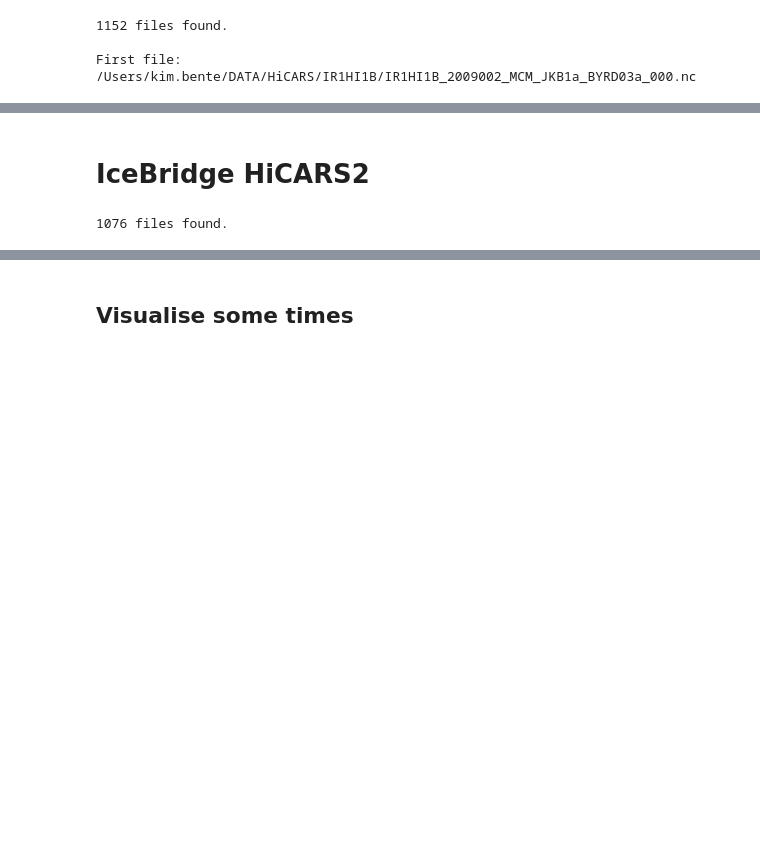
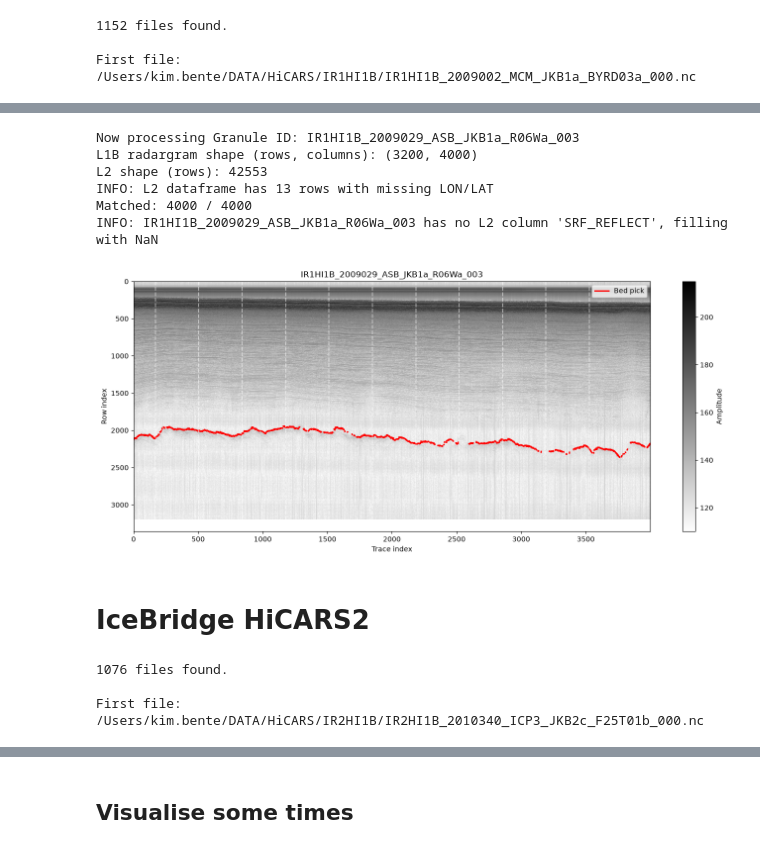
Before and after one commit to kimbente/RadarCLIP, a Jupyter notebook: preprocess_IceBridge.ipynb, the cells around one changed output, grey strips where cells are left out. Saved outputs shown, nothing was run; the diff lists cells and outputs as text; code cells hidden in the pictures; blank space fills up the shorter version.

```diff
--- a/preprocess_IceBridge.ipynb
+++ b/preprocess_IceBridge.ipynb
@@ -193,3 +236,59 @@ for i in range(start, start + n):
+# %%
+# Show another random one
+path_to_some_l1b_granule = list_of_nc_files_IceBridge_HiCARS1_full_paths[300]
+
+# 1. Load radargram and crop if lat/lon are missing
+radargram_ds = load_L1B_radargram(path_to_some_l1b_granule)
+
+# 2. Get the corresponding L2 file path
+path_to_l2_file = get_l2_path_from_l1b(radargram_ds.granule_id, path_to_IR1HI2_ice_thickness)
+
+# 3. Load L2 data
+l2_df = load_l2_ice_thickness(path_to_l2_file)
+
+# 4. Add Antarctic Polar Stereographic coordinates to L2 dataframe
+l2_df = add_polarstereo_coordinates(l2_df)
+
+# 5. Add l2 data to l1b
+radargram_ds_l2 = merge_radargram_and_l1b(radargram_ds, l2_df)
+
+# 6. Convert radargram to elevations (2D grid of absolute elevations above sea level, in meters)
+# NOTE: Input the correct TX_OFFSET for the radargram type (HiCARS 1 or HiCARS 2) to convert fasttime to TWTT correctly.
+elevations_m = convert_radargram_to_elevations(radargram_ds_l2, TX_OFFSET_IceBridge_HiCARS1_microseconds)
+
+# 7. Generate bed index and mask
+bed_idx, bed_mask = generate_bed_idx_and_mask(elevations_m, radargram_ds_l2)
+
+### VISUALIZE ONE RADARGRAM WITH BED PICK AND TILE LINES
+amplitude = radargram_ds_l2["amplitude_high_gain"].values.T
+n_rows, n_cols = amplitude.shape
+
+# Calc where the x_centres or lines are
+tile_x_centers = np.arange(IMAGE_TILE_WIDTH // 2, n_cols - IMAGE_TILE_WIDTH // 2, IMAGE_TILE_WIDTH)
+
+trace_idx = np.arange(n_cols)
+row_idx = np.arange(n_rows)
+
+fig, ax = plt.subplots(figsize = (14, 6))
+mesh = ax.pcolormesh(trace_idx, row_idx, amplitude, cmap = COLOR_MAP, vmin = AMPLITUDE_VMIN, vmax = AMPLITUDE_VMAX)
+ax.plot(trace_idx, bed_idx, color = "red", linewidth = 2, label = "Bed pick")
+ax.vlines(tile_x_centers, 0, n_rows, colors = "white", linestyles = "dashed", alpha = 0.5)
+ax.invert_yaxis()
+ax.set_xlabel("Trace index")
+ax.set_ylabel("Row index")
+ax.set_title(f"{radargram_ds_l2.granule_id}")
+fig.colorbar(mesh, ax = ax, label = "Amplitude")
+ax.legend(loc = "upper right")
+plt.tight_layout()
+plt.show()
+# %% [output]
+Now processing Granule ID: IR1HI1B_2009029_ASB_JKB1a_R06Wa_003
+L1B radargram shape (rows, columns): (3200, 4000)
+L2 shape (rows): 42553
+INFO: L2 dataframe has 13 rows with missing LON/LAT
+Matched: 4000 / 4000
+INFO: IR1HI1B_2009029_ASB_JKB1a_R06Wa_003 has no L2 column 'SRF_REFLECT', filling with NaN
+[figure, added]
 # %% [markdown]
 # IceBridge HiCARS2
 # %%
@@ -200,8 +299,12 @@ list_of_nc_files_IceBridge_HiCARS2_full_paths = sorted(
 )
 
 print(len(list_of_nc_files_IceBridge_HiCARS2_full_paths), "files found.")
+print()
+print("First file:", list_of_nc_files_IceBridge_HiCARS2_full_paths[0])
 # %% [output]
 1076 files found.
+
+First file: /Users/kim.bente/DATA/HiCARS/IR2HI1B/IR2HI1B_2010340_ICP3_JKB2c_F25T01b_000.nc
 # %%
 # Store as list first, then convert to torch tensor and pandas dataframe after the loop
 all_tiles, all_meta = [], []
```
Also changed, not shown: parts of 23 cells of this notebook, 28 other files.
